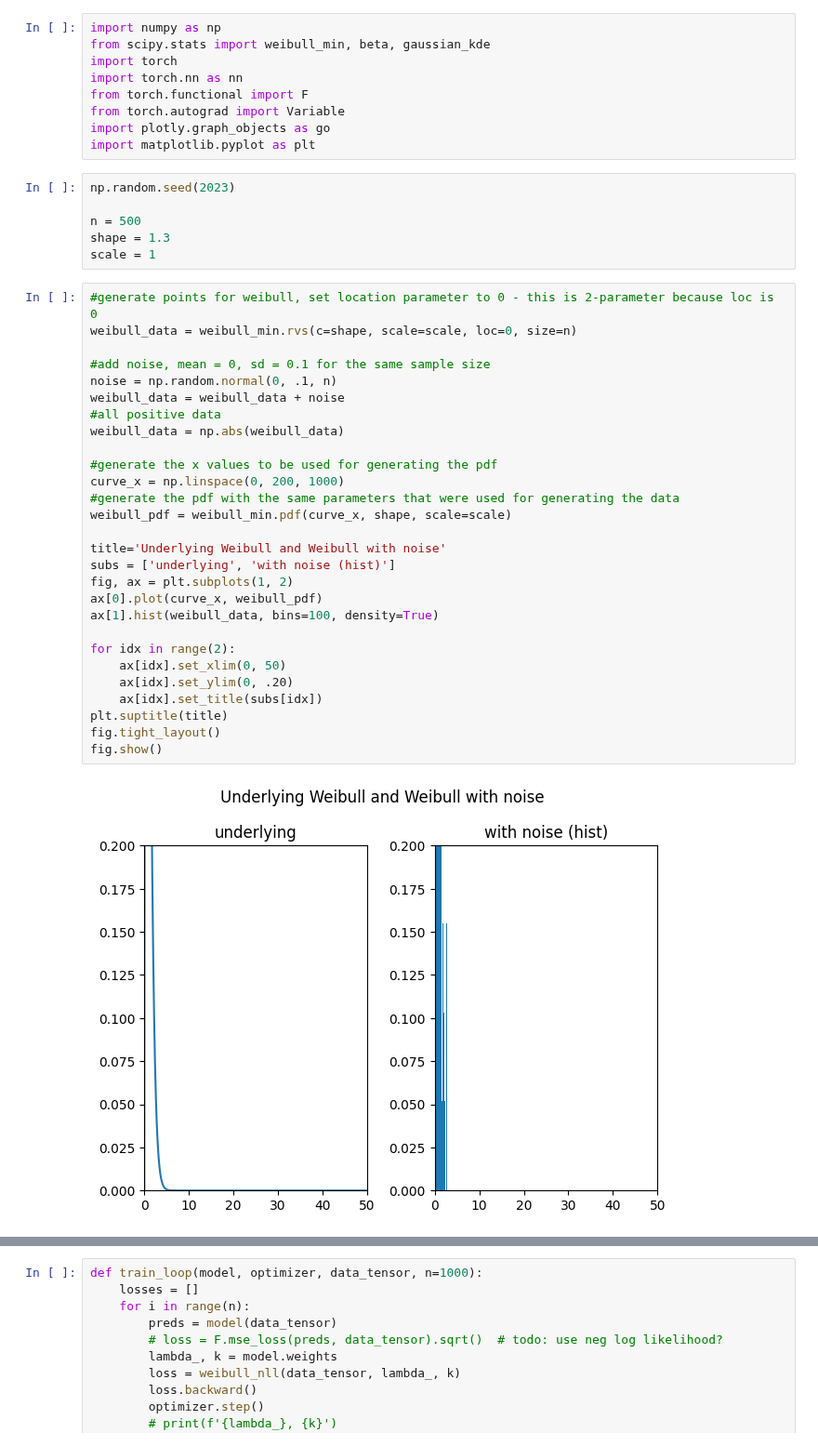
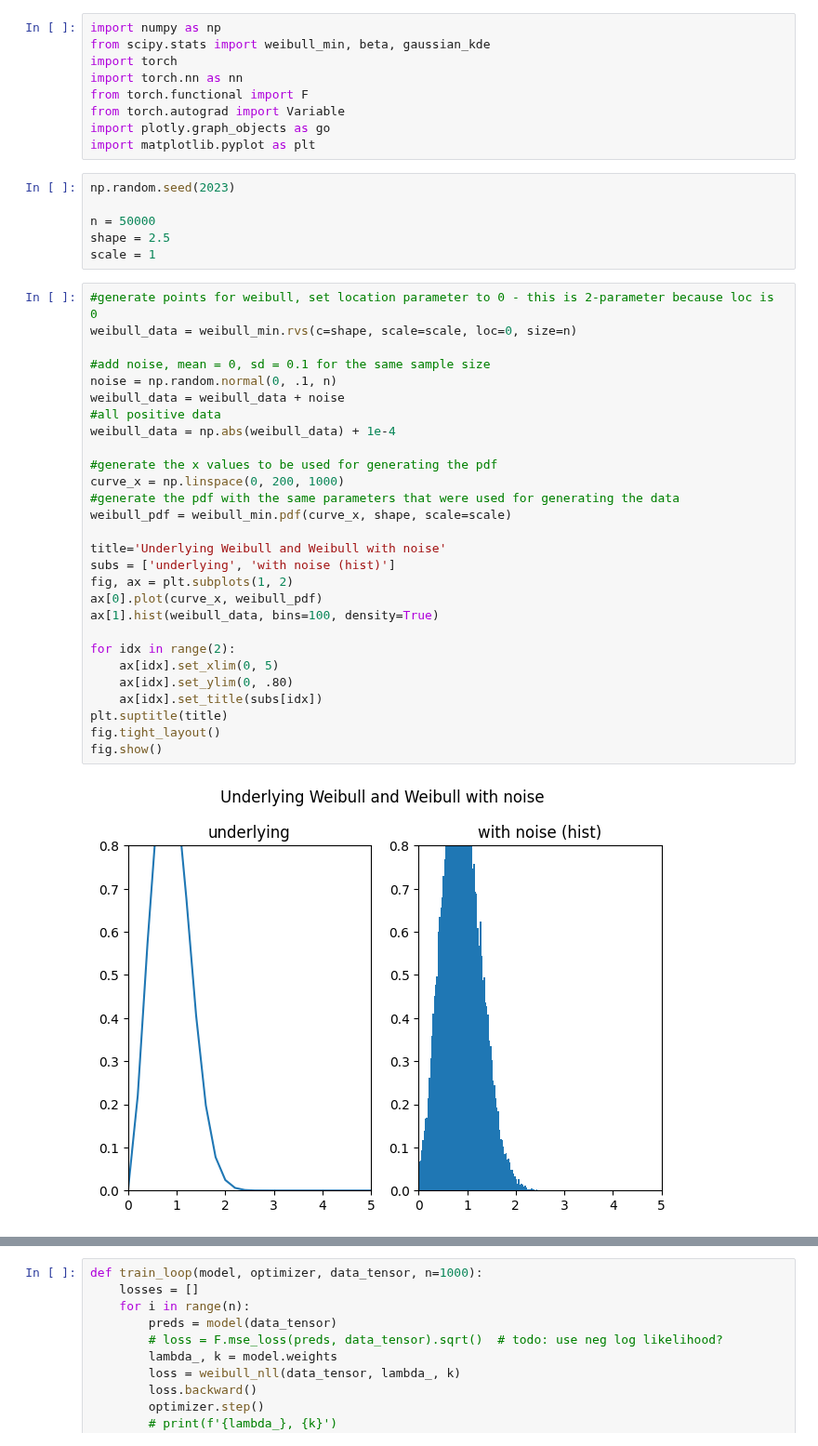
Before and after one commit to nayefahmad/ml-notes, a Jupyter notebook: 2023-05-02-pytorch-distribution-fitting.ipynb, the cells around one changed output, grey strips where cells are left out. Shown at 93% size. Drawn from its saved outputs; the diff is of its cells as text.

```diff
--- a/2023-05-02-pytorch-distribution-fitting.ipynb
+++ b/2023-05-02-pytorch-distribution-fitting.ipynb
@@ -25,39 +25,39 @@ import matplotlib.pyplot as plt
 # %%
 np.random.seed(2023)
 
-n = 500
-shape = 1.3
+n = 50000
+shape = 2.5
 scale = 1
 # %%
 #generate points for weibull, set location parameter to 0 - this is 2-parameter because loc is 0
 weibull_data = weibull_min.rvs(c=shape, scale=scale, loc=0, size=n)
 
 #add noise, mean = 0, sd = 0.1 for the same sample size
 noise = np.random.normal(0, .1, n)
 weibull_data = weibull_data + noise
 #all positive data
-weibull_data = np.abs(weibull_data)
+weibull_data = np.abs(weibull_data) + 1e-4
 
 #generate the x values to be used for generating the pdf
 curve_x = np.linspace(0, 200, 1000)
 #generate the pdf with the same parameters that were used for generating the data
 weibull_pdf = weibull_min.pdf(curve_x, shape, scale=scale)
 
 title='Underlying Weibull and Weibull with noise'
 subs = ['underlying', 'with noise (hist)']
 fig, ax = plt.subplots(1, 2)
 ax[0].plot(curve_x, weibull_pdf)
 ax[1].hist(weibull_data, bins=100, density=True)
 
 for idx in range(2):
-    ax[idx].set_xlim(0, 50)
-    ax[idx].set_ylim(0, .20)
+    ax[idx].set_xlim(0, 5)
+    ax[idx].set_ylim(0, .80)
     ax[idx].set_title(subs[idx])
 plt.suptitle(title)
 fig.tight_layout()
 fig.show()
 # %% [output]
-[figure, old version]
+[figure, new version]
 # %%
 #generate non-weibull data, following beta distribution
 beta_data = beta.rvs(a=8, b=1, size=n)
```
Also changed, not shown: parts of 4 cells of this notebook.
